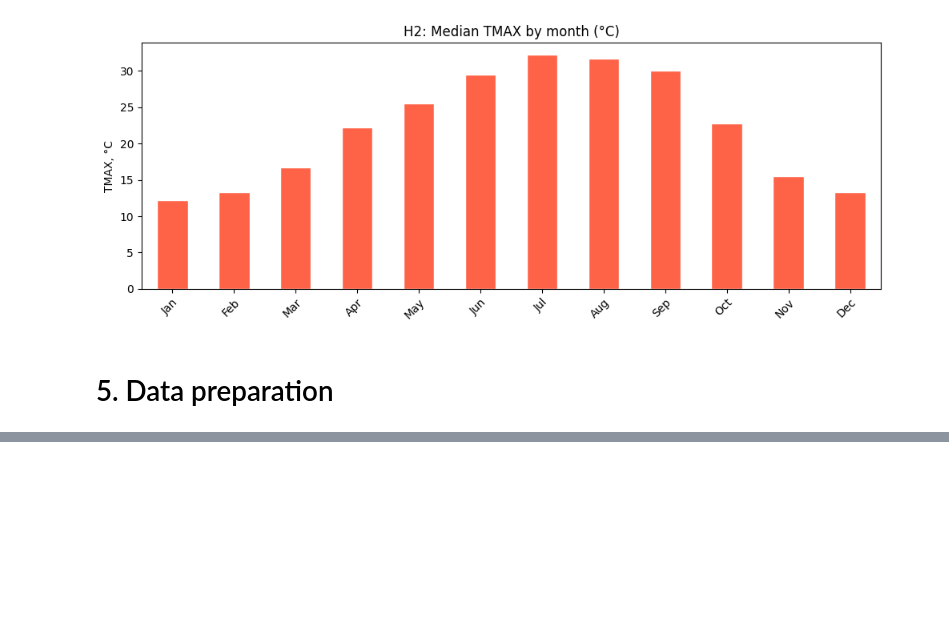
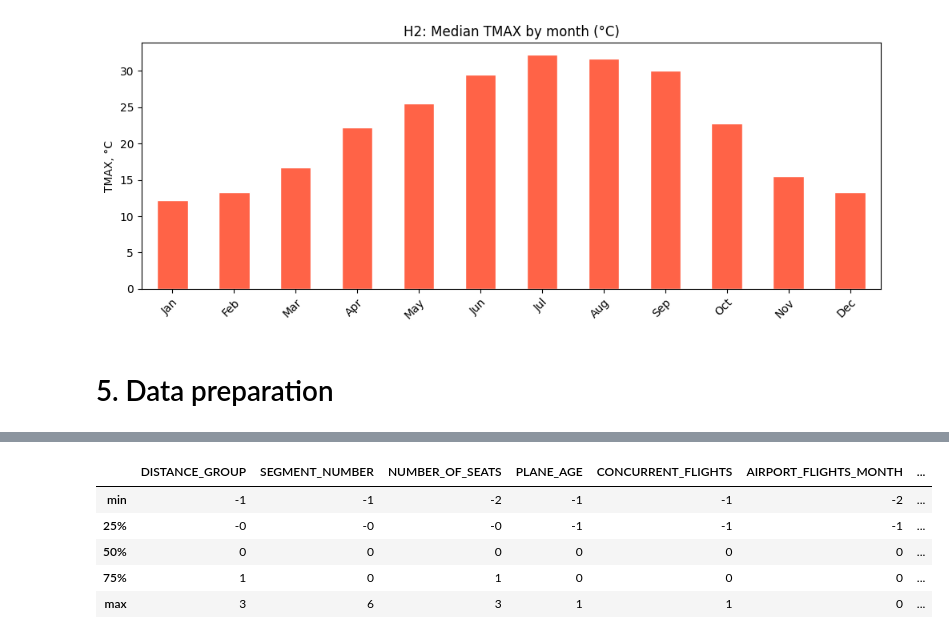
Before and after one commit to AlinaYakubova/ml-flight-felay-prediction, a Jupyter notebook: flight_delay_prediction.ipynb, the cells around one changed output, grey strips where cells are left out. Drawn from its saved outputs; the diff is of its cells as text; code cells hidden in the pictures; blank space fills up the shorter version.

```diff
--- a/flight_delay_prediction.ipynb
+++ b/flight_delay_prediction.ipynb
@@ -588,0 +643,19 @@ plt.show()
+# %%
+SCALE_COLS = [
+    # flight operation
+    "DISTANCE_GROUP", "SEGMENT_NUMBER", "NUMBER_OF_SEATS", "PLANE_AGE", "CONCURRENT_FLIGHTS",
+    # airport / airline traffic
+    "AIRPORT_FLIGHTS_MONTH", "AIRLINE_FLIGHTS_MONTH",
+    # weather
+    "PRCP", "SNOW", "SNWD", "TMAX", "AWND",
+]
+# %%
+scaler = RobustScaler()
+
+df_outliers_scaled = df_outliers.copy()
+df_outliers_scaled[SCALE_COLS] = scaler.fit_transform(df_outliers[SCALE_COLS])
+
+print(f"df_outliers_scaled shape: {df_outliers_scaled.shape}")
+print(f"df unchanged:             {len(df):,} rows")
+
+df_outliers_scaled[SCALE_COLS].describe().loc[["mean", "50%", "std"]].round(2)
@@ -588,0 +669,9 @@ plt.show()
+# %%
+df_outliers_scaled[SCALE_COLS].describe().loc[["min", "25%", "50%", "75%", "max"]].round(2)
+# %% [output]
+|  | DISTANCE_GROUP | SEGMENT_NUMBER | NUMBER_OF_SEATS | PLANE_AGE | CONCURRENT_FLIGHTS | AIRPORT_FLIGHTS_MONTH | ... |
+| min | -1 | -1 | -2 | -1 | -1 | -2 | ... |
+| 25% | -0 | -0 | -0 | -1 | -1 | -1 | ... |
+| 50% | 0 | 0 | 0 | 0 | 0 | 0 | ... |
+| 75% | 1 | 0 | 1 | 0 | 0 | 0 | ... |
+| max | 3 | 6 | 3 | 1 | 1 | 0 | ... |
```
Also changed, not shown: parts of 16 cells of this notebook.
